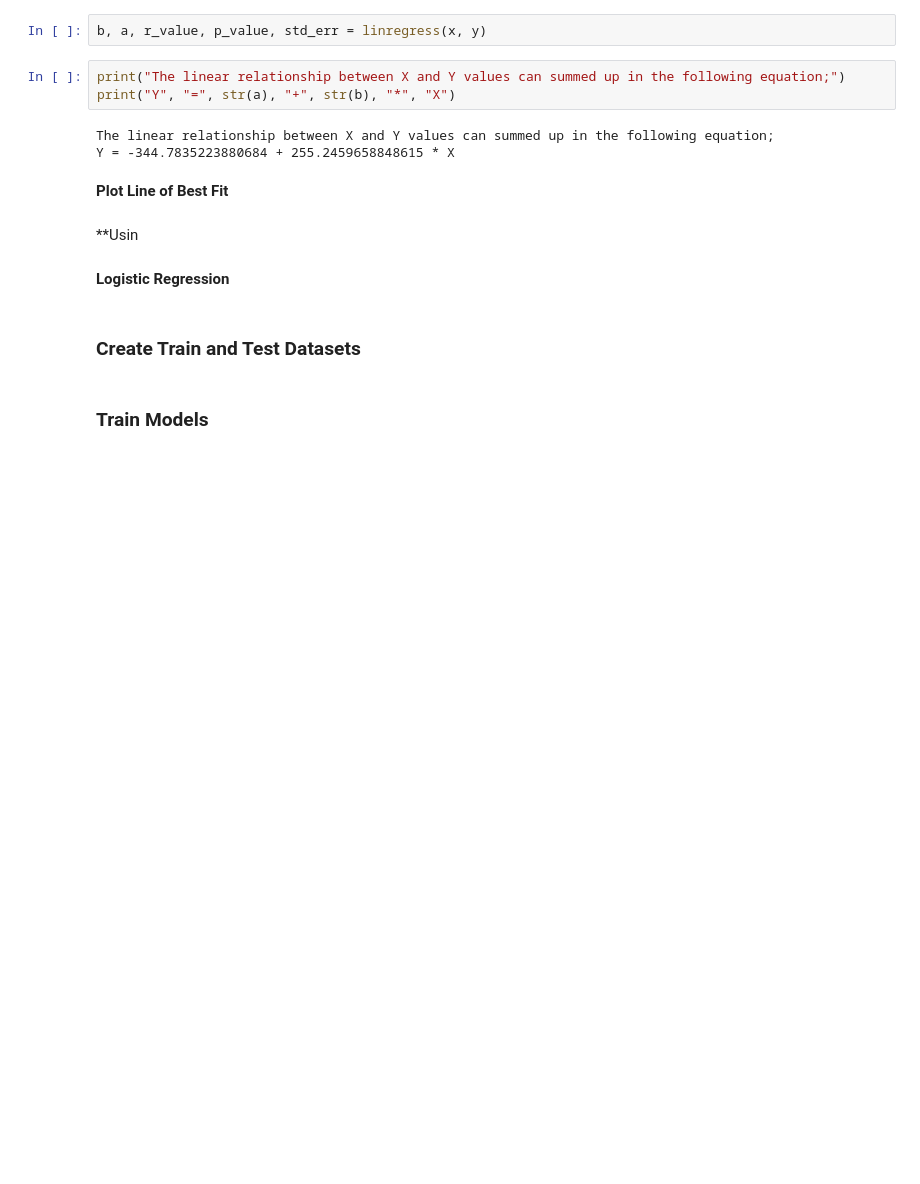
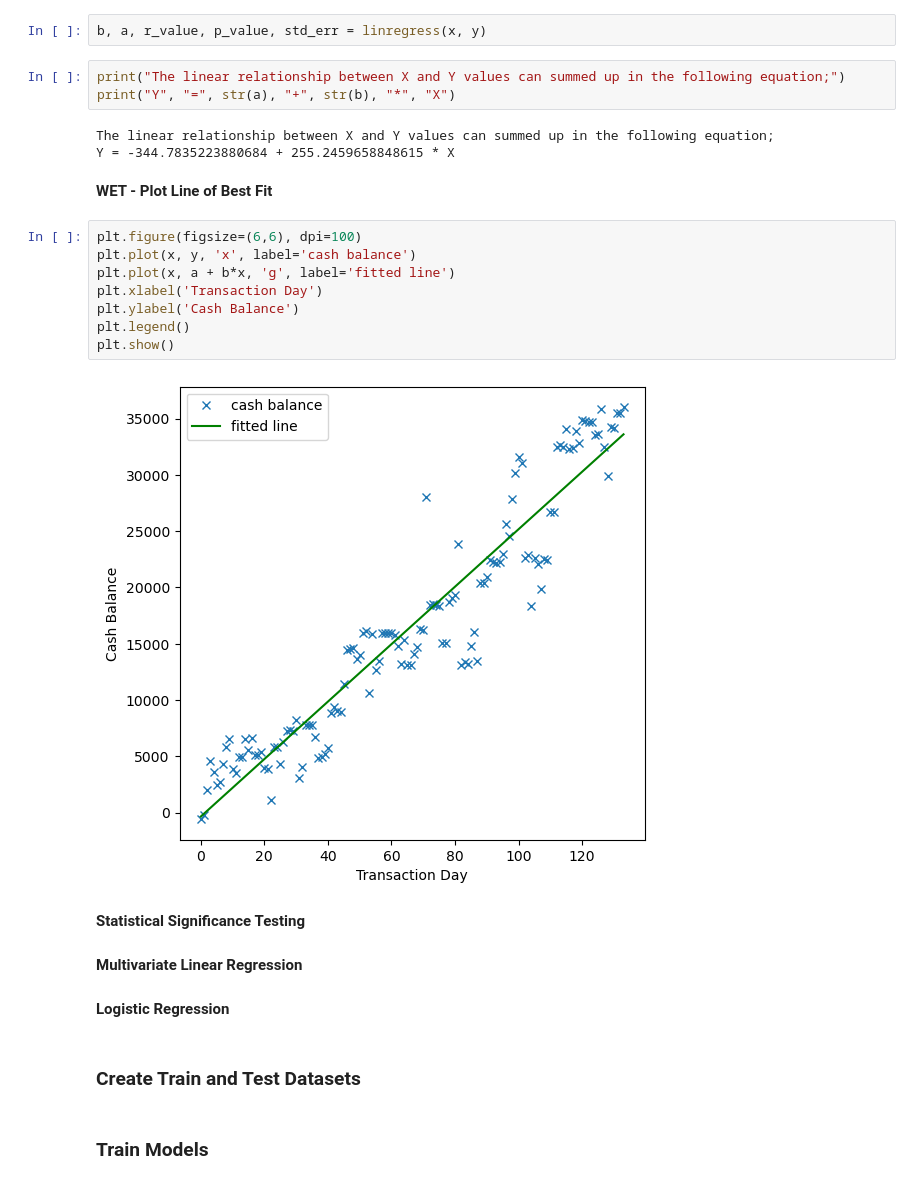
Before and after one commit to KenyattaDaniel/project-score, a Jupyter notebook: SMEsCreditScoringpt2.ipynb, the cells around one changed output. Drawn from its saved outputs; the diff is of its cells as text; blank space fills up the shorter version.

Commit message:
Plot Cashbalance Line of Best Fit

```diff
--- a/SMEsCreditScoringpt2.ipynb
+++ b/SMEsCreditScoringpt2.ipynb
@@ -178,9 +178,21 @@ print("Y", "=", str(a), "+", str(b), "*", "X")
 The linear relationship between X and Y values can summed up in the following equation;
 Y = -344.7835223880684 + 255.2459658848615 * X
 # %% [markdown]
-**Plot Line of Best Fit**
+**WET - Plot Line of Best Fit**
-# %% [markdown]
-**Usin
+# %%
+plt.figure(figsize=(6,6), dpi=100)
+plt.plot(x, y, 'x', label='cash balance')
+plt.plot(x, a + b*x, 'g', label='fitted line')
+plt.xlabel('Transaction Day')
+plt.ylabel('Cash Balance')
+plt.legend()
+plt.show()
+# %% [output]
+[figure, added]
+# %% [markdown]
+**Statistical Significance Testing**
+# %% [markdown]
+**Multivariate Linear Regression**
 # %% [markdown]
 **Logistic Regression**
 # %% [markdown]
```
Also changed, not shown: parts of 2 cells of this notebook.
